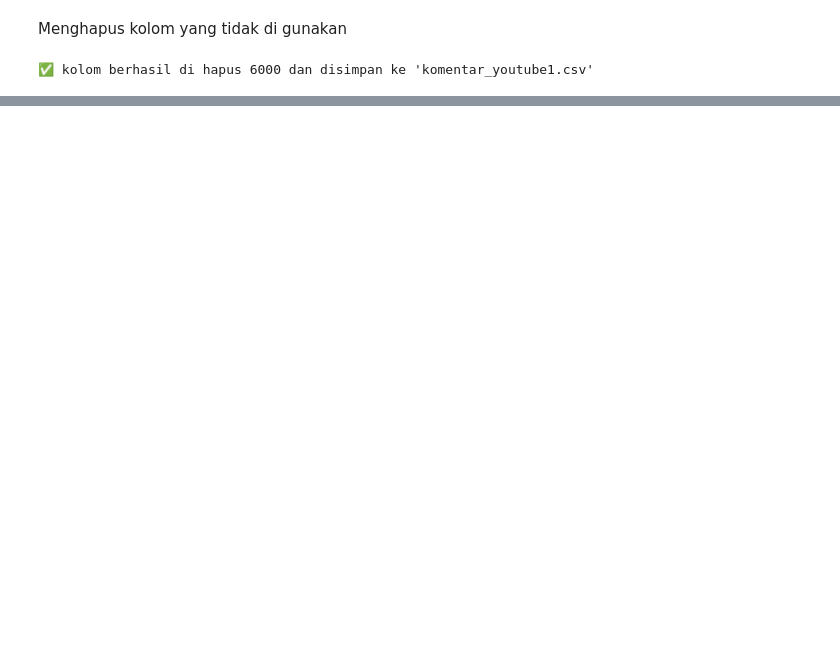
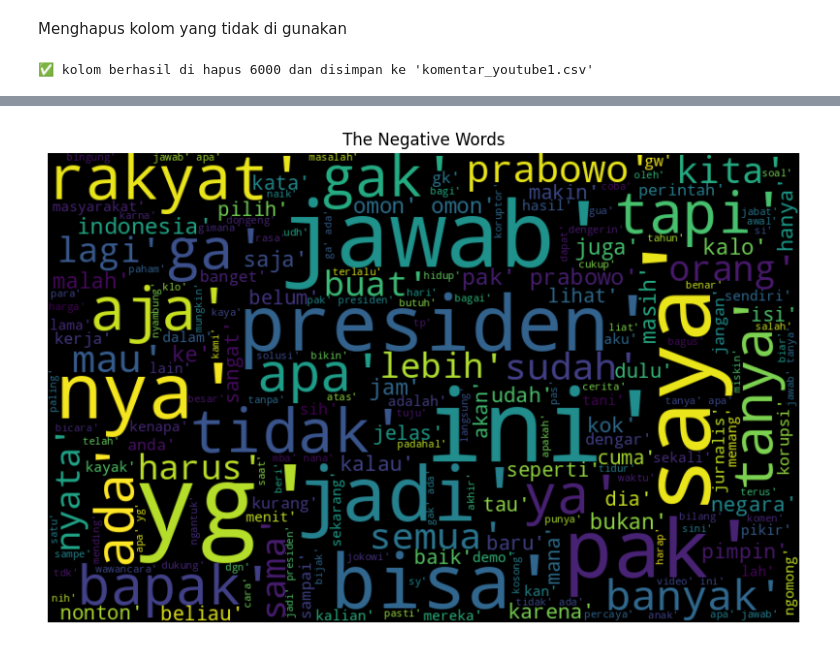
Before and after one commit to LIVECODING-2025/Saruto, a Jupyter notebook: Analisis_Sentimen.ipynb, the cells around one changed output, grey strips where cells are left out. Saved outputs shown, nothing was run; the diff lists cells and outputs as text; code cells hidden in the pictures; blank space fills up the shorter version.

```diff
--- a/Analisis_Sentimen.ipynb
+++ b/Analisis_Sentimen.ipynb
@@ -65,0 +168,6 @@ df.head()
+# %%
+#CaseFolding
+def case_folding(text):
+    text = text.lower()
+    return text
+df['casefolding']= df['cleansing'].apply(lambda x: case_folding(x))
@@ -65,0 +190,6 @@ df.head()
+# %%
+#Tokenizing
+def tokenization(text):
+    text = re.split('\W+', text)
+    return text
+df['tokenizing']= df['casefolding'].apply(lambda x: tokenization(x))
@@ -65,0 +212,8 @@ df.head()
+# %%
+#remove stopword pada list token
+def stopwords_removal(words):
+    # Define the list of stopwords here
+    list_stopwords = ['yang', 'di', 'dan', 'itu', 'dengan', 'atau','untuk', 'dari', 'pada'] # Add your stopwords here
+    return [word for word in words if word not in list_stopwords]
+
+df['stop removal']= df['tokenizing'].apply(stopwords_removal)
@@ -65,0 +287,5 @@ df.head()
+# %%
+def normalisasi(document):
+  return ' '.join(document)
+df['normalisasi'] = df['stemming'].apply(normalisasi)
+df.head()
@@ -65,0 +436,12 @@ df.head()
+# %%
+negative_text = df[df['label'] == 0]['stemming'].dropna().astype(str)
+negative_text = ' '.join(negative_text)
+
+wordcloud = WordCloud(width=800, height=500, random_state = 0, max_font_size = 110).generate(negative_text)
+plt.figure(figsize=(10, 7))
+plt.imshow(wordcloud, interpolation="bilinear")
+plt.axis('off')
+plt.title('The Negative Words')
+plt.show()
+# %% [output]
+[figure, added]
```
Also changed, not shown: parts of 36 cells of this notebook.
